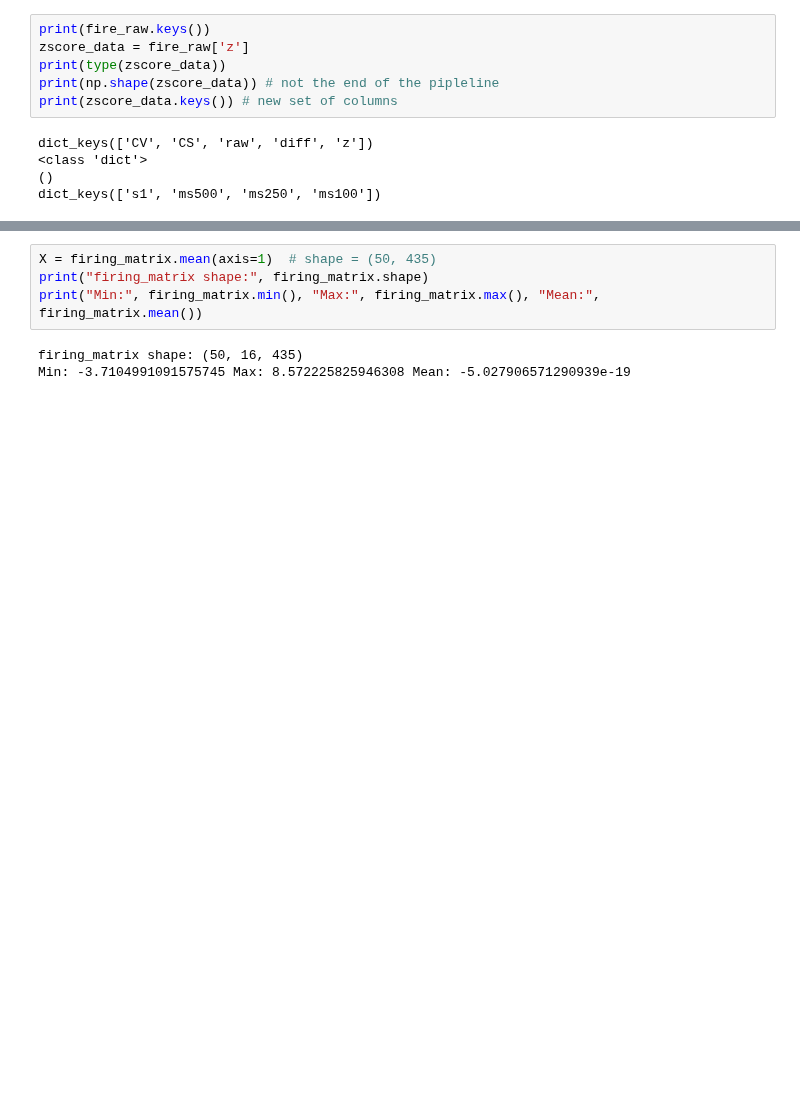
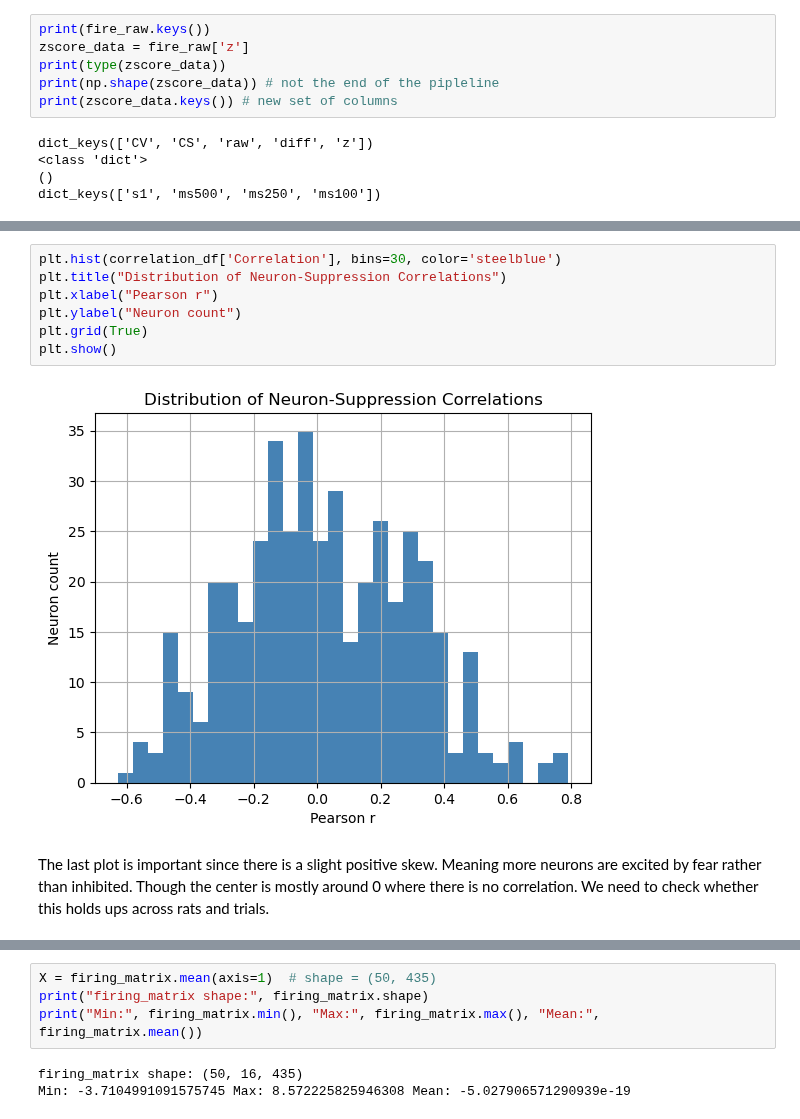
Before and after one commit to JHCelaya/FearDecoding, a Jupyter notebook: roughanalysis.ipynb, the cells around one changed output, grey strips where cells are left out. Drawn from its saved outputs; the diff is of its cells as text; blank space fills up the shorter version.

```diff
--- a/roughanalysis.ipynb
+++ b/roughanalysis.ipynb
@@ -182,0 +309,11 @@ dict_keys(['interval', 'pellet', 'itiPokeCess'])
+# %%
+plt.hist(correlation_df['Correlation'], bins=30, color='steelblue')
+plt.title("Distribution of Neuron-Suppression Correlations")
+plt.xlabel("Pearson r")
+plt.ylabel("Neuron count")
+plt.grid(True)
+plt.show()
+# %% [output]
+[figure, added]
+# %% [markdown]
+The last plot is important since there is a slight positive skew. Meaning more neurons are excited by fear rather than inhibited. Though the center is mostly around 0 where there is no correlation. We need to check whether this holds ups across rats and trials.
```
Also changed, not shown: parts of 35 cells of this notebook, 2 other files.
